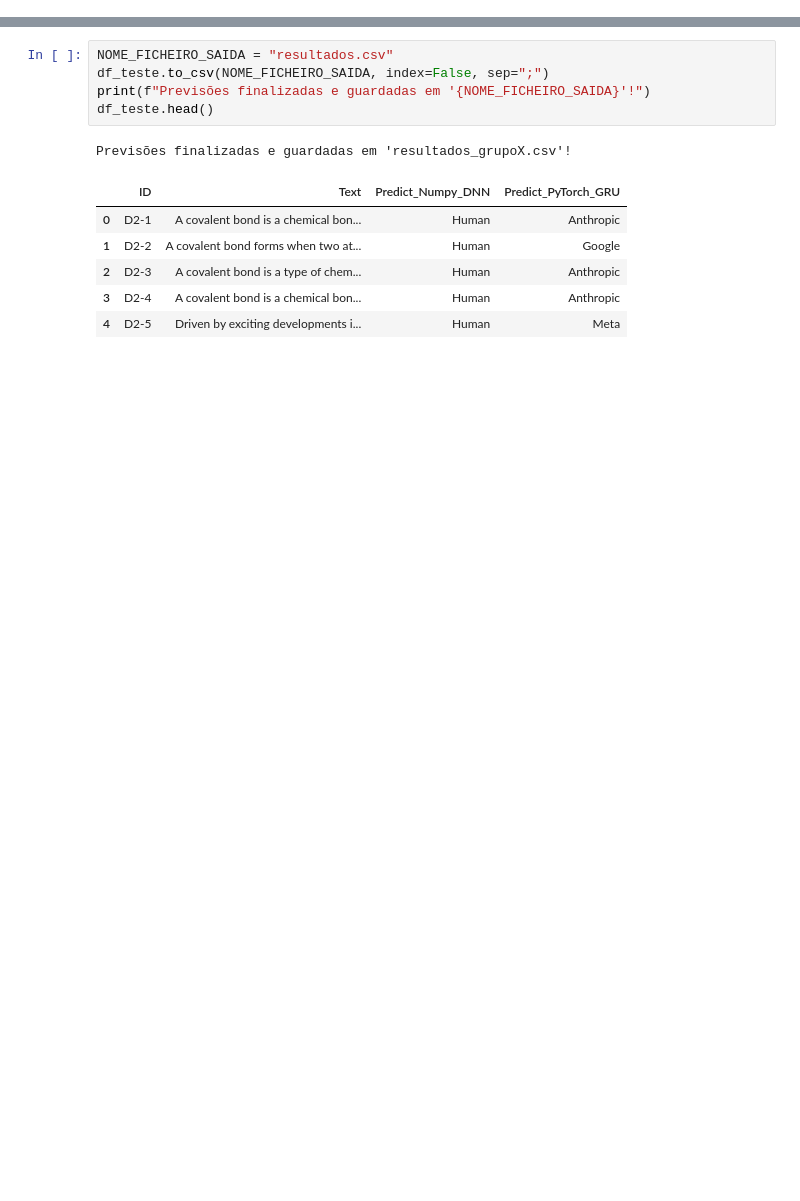
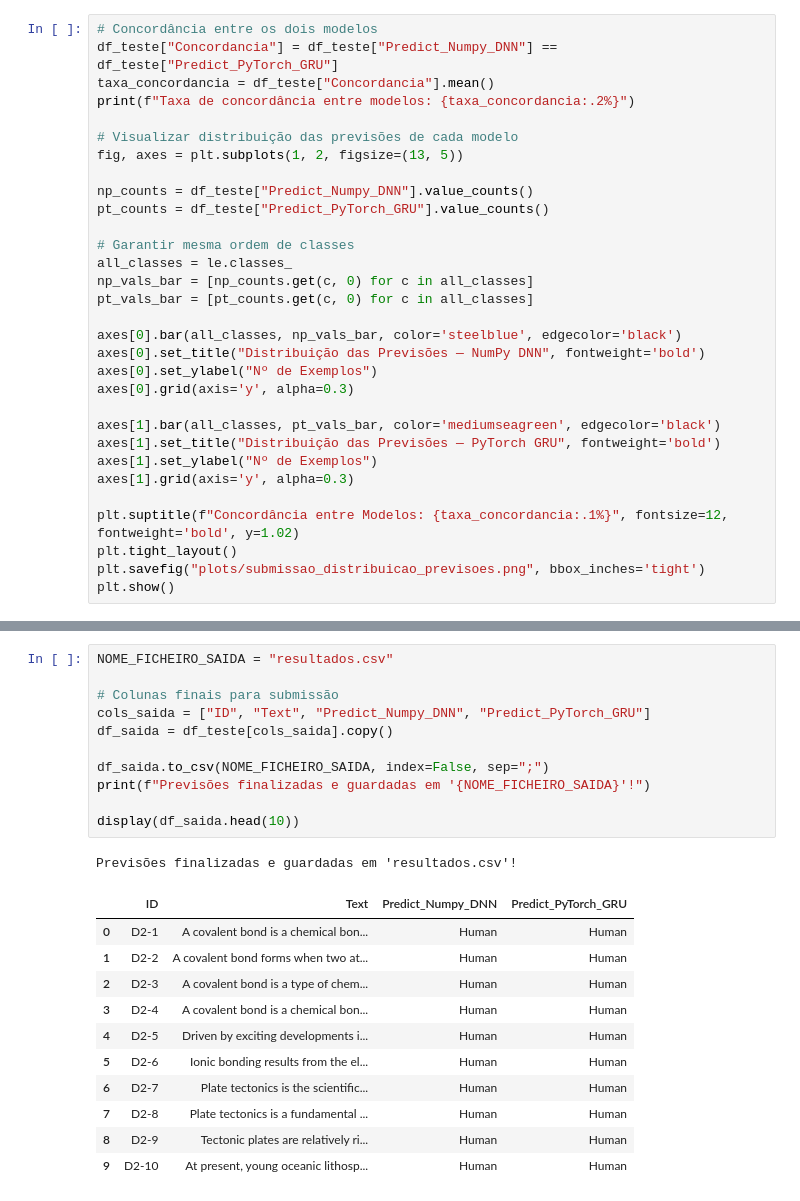
Before and after one commit to gabrielRibeir0/llm-detector, a Jupyter notebook: 3_Submissao_Final.ipynb, the cells around one changed output, grey strips where cells are left out. Drawn from its saved outputs; the diff is of its cells as text; blank space fills up the shorter version.

```diff
--- a/3_Submissao_Final.ipynb
+++ b/3_Submissao_Final.ipynb
@@ -79,0 +224,31 @@ df_teste["Predict_PyTorch_GRU"] = le.inverse_transform(preds_pt_idx)
+# %%
+# Concordância entre os dois modelos
+df_teste["Concordancia"] = df_teste["Predict_Numpy_DNN"] == df_teste["Predict_PyTorch_GRU"]
+taxa_concordancia = df_teste["Concordancia"].mean()
+print(f"Taxa de concordância entre modelos: {taxa_concordancia:.2%}")
+
+# Visualizar distribuição das previsões de cada modelo
+fig, axes = plt.subplots(1, 2, figsize=(13, 5))
+
+np_counts = df_teste["Predict_Numpy_DNN"].value_counts()
+pt_counts = df_teste["Predict_PyTorch_GRU"].value_counts()
+
+# Garantir mesma ordem de classes
+all_classes = le.classes_
+np_vals_bar = [np_counts.get(c, 0) for c in all_classes]
+pt_vals_bar = [pt_counts.get(c, 0) for c in all_classes]
+
+axes[0].bar(all_classes, np_vals_bar, color='steelblue', edgecolor='black')
+axes[0].set_title("Distribuição das Previsões — NumPy DNN", fontweight='bold')
+axes[0].set_ylabel("Nº de Exemplos")
+axes[0].grid(axis='y', alpha=0.3)
+
+axes[1].bar(all_classes, pt_vals_bar, color='mediumseagreen', edgecolor='black')
+axes[1].set_title("Distribuição das Previsões — PyTorch GRU", fontweight='bold')
+axes[1].set_ylabel("Nº de Exemplos")
+axes[1].grid(axis='y', alpha=0.3)
+
+plt.suptitle(f"Concordância entre Modelos: {taxa_concordancia:.1%}", fontsize=12, fontweight='bold', y=1.02)
+plt.tight_layout()
+plt.savefig("plots/submissao_distribuicao_previsoes.png", bbox_inches='tight')
+plt.show()
@@ -80,13 +277,24 @@ df_teste["Predict_PyTorch_GRU"] = le.inverse_transform(preds_pt_idx)
 # %%
 NOME_FICHEIRO_SAIDA = "resultados.csv"
-df_teste.to_csv(NOME_FICHEIRO_SAIDA, index=False, sep=";")
+
+# Colunas finais para submissão
+cols_saida = ["ID", "Text", "Predict_Numpy_DNN", "Predict_PyTorch_GRU"]
+df_saida = df_teste[cols_saida].copy()
+
+df_saida.to_csv(NOME_FICHEIRO_SAIDA, index=False, sep=";")
 print(f"Previsões finalizadas e guardadas em '{NOME_FICHEIRO_SAIDA}'!")
-df_teste.head()
+
+display(df_saida.head(10))
 # %% [output]
-Previsões finalizadas e guardadas em 'resultados_grupoX.csv'!
+Previsões finalizadas e guardadas em 'resultados.csv'!
 |  | ID | Text | Predict_Numpy_DNN | Predict_PyTorch_GRU |
-| 0 | D2-1 | A covalent bond is a chemical bon... | Human | Anthropic |
-| 1 | D2-2 | A covalent bond forms when two at... | Human | Google |
-| 2 | D2-3 | A covalent bond is a type of chem... | Human | Anthropic |
-| 3 | D2-4 | A covalent bond is a chemical bon... | Human | Anthropic |
-| 4 | D2-5 | Driven by exciting developments i... | Human | Meta |
+| 0 | D2-1 | A covalent bond is a chemical bon... | Human | Human |
+| 1 | D2-2 | A covalent bond forms when two at... | Human | Human |
+| 2 | D2-3 | A covalent bond is a type of chem... | Human | Human |
+| 3 | D2-4 | A covalent bond is a chemical bon... | Human | Human |
+| 4 | D2-5 | Driven by exciting developments i... | Human | Human |
+| 5 | D2-6 | Ionic bonding results from the el... | Human | Human |
+| 6 | D2-7 | Plate tectonics is the scientific... | Human | Human |
+| 7 | D2-8 | Plate tectonics is a fundamental ... | Human | Human |
+| 8 | D2-9 | Tectonic plates are relatively ri... | Human | Human |
+| 9 | D2-10 | At present, young oceanic lithosp... | Human | Human |
```
Also changed, not shown: parts of 15 cells of this notebook, 16 other files.
